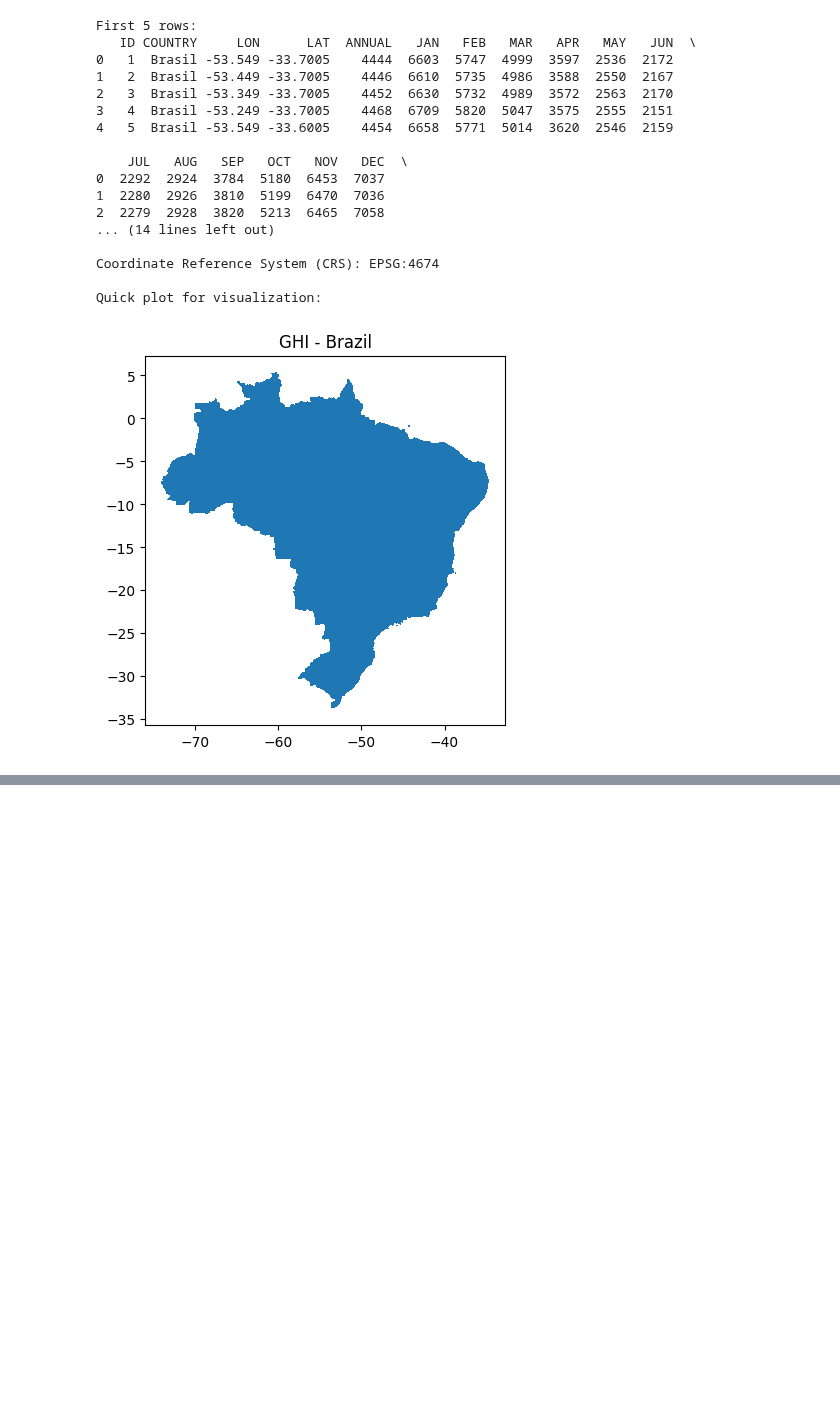
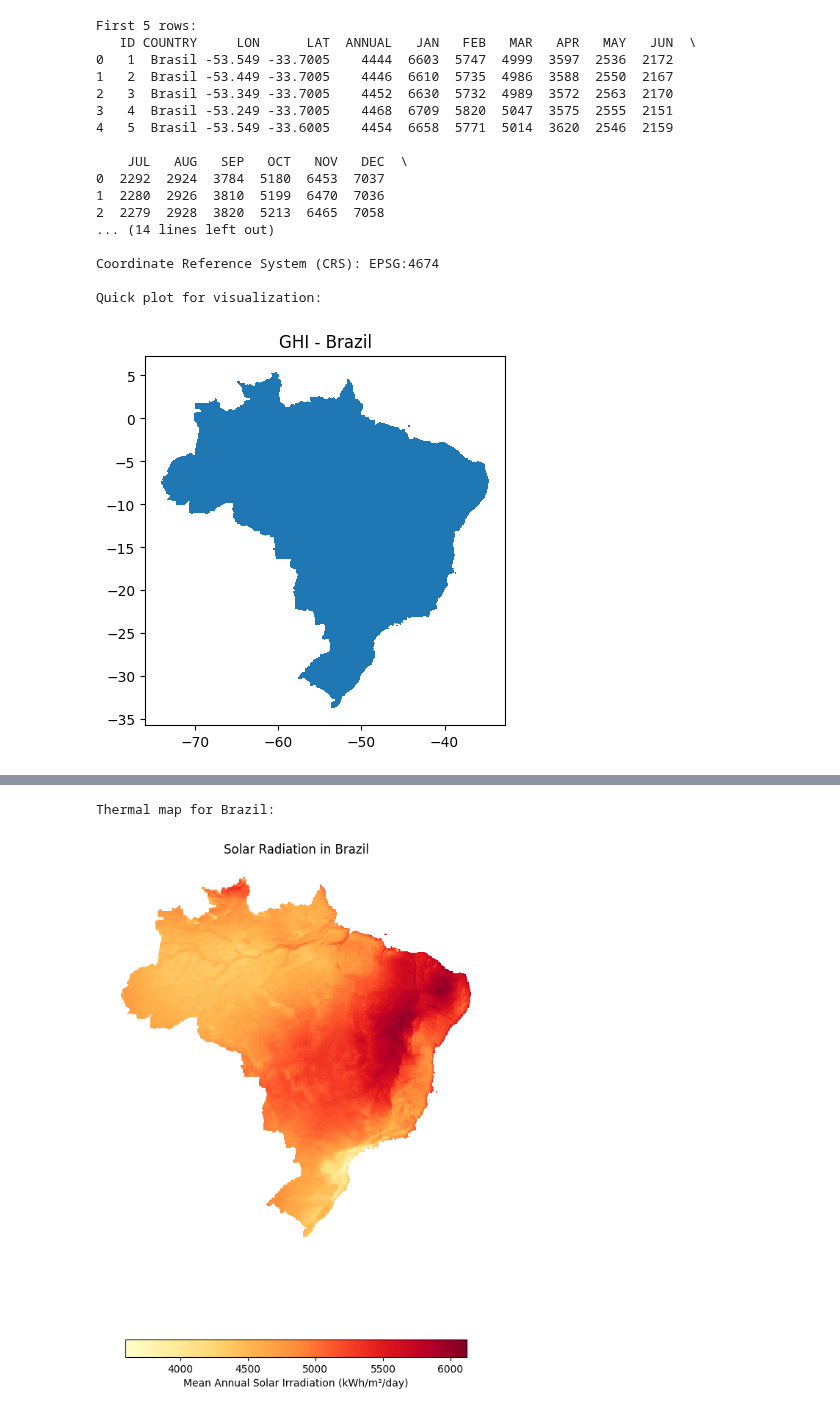
Before and after one commit to JPMartinsF/analise-geografica-energia-solar-brasil, a Jupyter notebook: notebooks/01-exploracao-inicial.ipynb, the cells around one changed output, grey strips where cells are left out. Saved outputs shown, nothing was run; the diff lists cells and outputs as text; code cells hidden in the pictures; blank space fills up the shorter version.

```diff
--- a/notebooks/01-exploracao-inicial.ipynb
+++ b/notebooks/01-exploracao-inicial.ipynb
@@ -47,0 +60,21 @@ Quick plot for visualization:
+# %%
+print("Thermal map for Brazil:")
+fig, ax = plt.subplots(1, 1, figsize=(10, 10))
+
+gdf.plot(
+    column="ANNUAL",
+    ax=ax,
+    legend=True,
+    legend_kwds={
+        "label": "Mean Annual Solar Irradiation (kWh/m²/day)",
+        "orientation": "horizontal",
+        "shrink": 0.6,
+    },
+    cmap="YlOrRd",
+)
+ax.set_title("Solar Radiation in Brazil")
+ax.set_axis_off()
+plt.show()
+# %% [output]
+Thermal map for Brazil:
+[figure, added]
```
Also changed, not shown: parts of 5 cells of this notebook.
